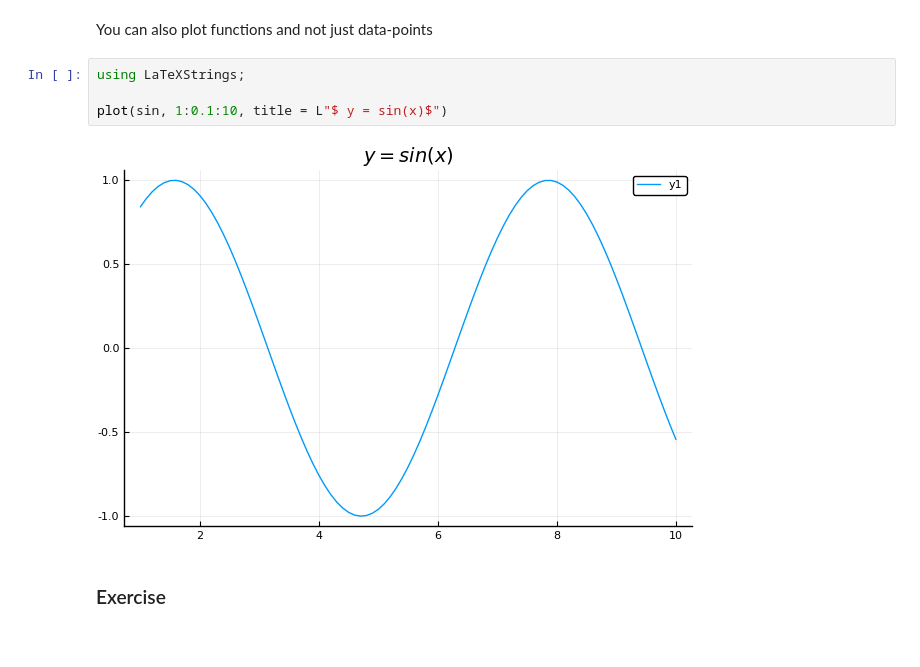
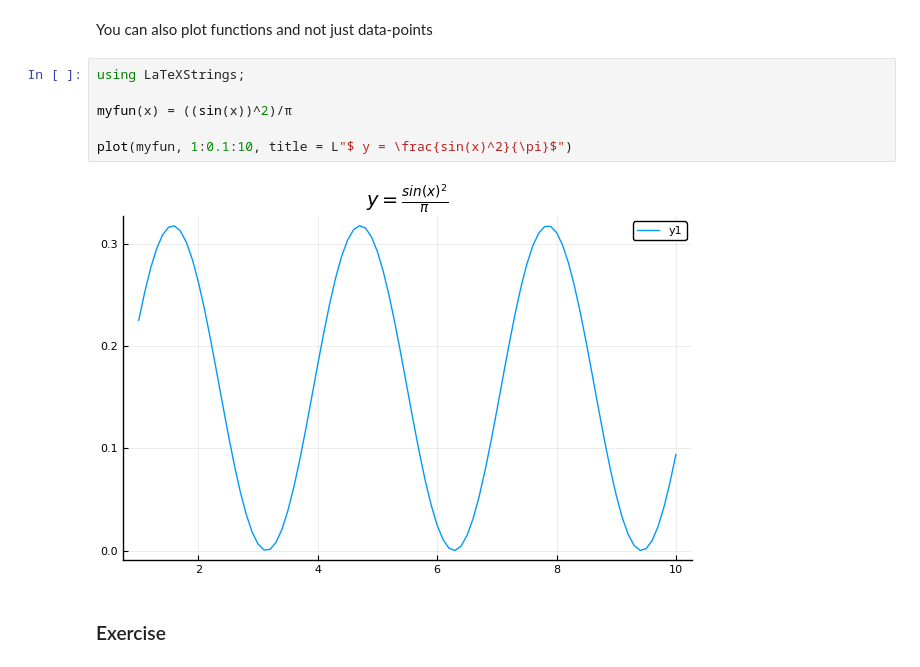
Before and after one commit to anhnguyendepocen/Tutorial-MMF, a Jupyter notebook: Lecture5.ipynb, the cells around one changed output. Drawn from its saved outputs; the diff is of its cells as text.

```diff
--- a/Lecture5.ipynb
+++ b/Lecture5.ipynb
@@ -181,9 +183,11 @@ You can also plot functions and not just data-points
 # %%
 using LaTeXStrings;
 
-plot(sin, 1:0.1:10, title = L"$ y = sin(x)$")
+myfun(x) = ((sin(x))^2)/π
+
+plot(myfun, 1:0.1:10, title = L"$ y = \frac{sin(x)^2}{\pi}$")
 # %% [output]
-[figure, old version]
+[figure, new version]
 # %% [markdown]
 ### Exercise
 # %% [markdown]
```
Also changed, not shown: parts of 5 cells of this notebook, 2 other files.
